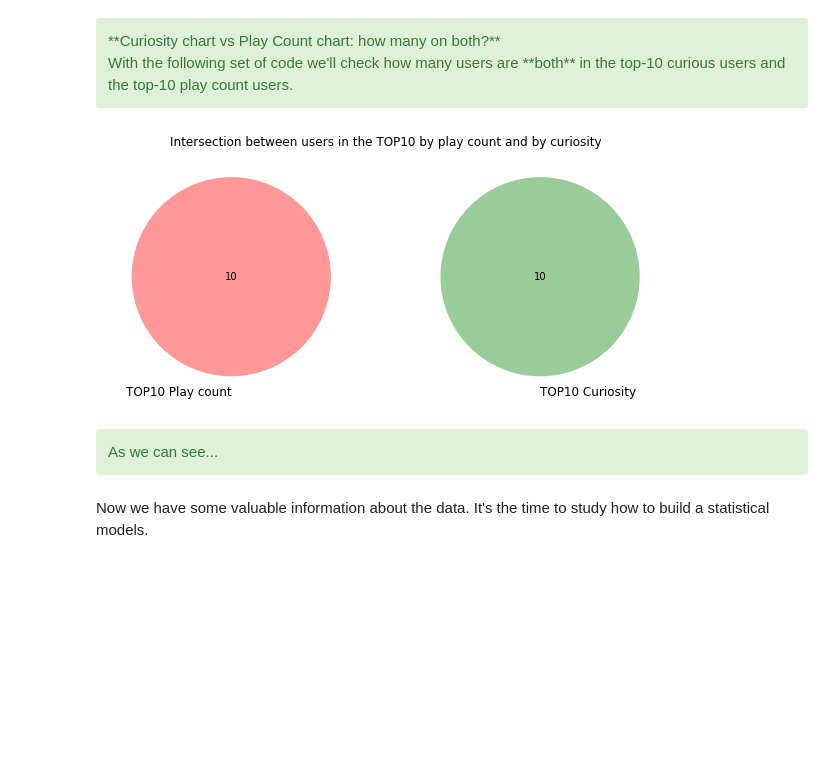
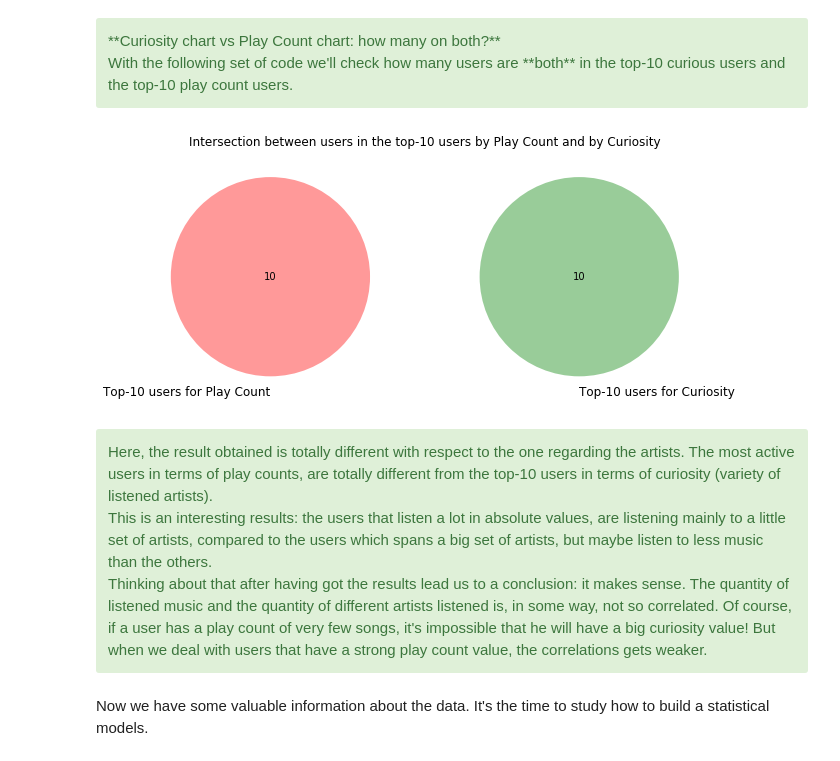
Before and after one commit to lomluca/aml, a Jupyter notebook: RecSys.ipynb, the cells around one changed output. Saved outputs shown, nothing was run; the diff lists cells and outputs as text; code cells hidden in the pictures; blank space fills up the shorter version.

Commit message:
Changed mispelled correction code. Added comments. Reorganized notebook.

```diff
--- a/RecSys.ipynb
+++ b/RecSys.ipynb
@@ -690,5 +688,17 @@ Using funtion `map` on Spark Dataframe will give us an RDD. We can convert this
 
 
 **NOTE 2**: be careful! you need to be able to verify that you indeed solved the problem of having bad artist IDs. In principle, for the new data to be correct, we should to have duplicate pairs (user, artist), potentially with different play counts, right? In answering the question, please **show** that you indeed fixed the problem.
+# %%
+# FUNCTION TO REPLACE THE MISPELLED ID WITH THE ORIGINAL ONE
+def replaceMispelledIDs(fields):
+    finalID = artistAlias.get(fields[1], fields[1])
+    return (fields[0], finalID, fields[2])
+
+# FUNCTION TO REPLACE THE MISPELLED ID WITH THE ORIGINAL ONE
+# (Slightly different from the previous one, because it
+#  return a (key,value) pair, ready to be reducedByKey)
+def replaceMispelledIDsToKV(fields):
+    finalID = bArtistAlias.value.get(fields[1], fields[1])
+    return ((fields[0], finalID), fields[2])
 # %%
 from time import time
@@ -809,25 +823,24 @@ from time import time
 # BROADCAST THE MISPELLING DICTIONARY
 bArtistAlias = sc.broadcast(artistAlias)
 
-# FUNCTION TO REPLACE THE MISPELLED ID WITH THE ORIGINAL ONE
-def replaceMispelledIDs(fields):
-    finalID = bArtistAlias.value.get(fields[1], fields[1])
-    return (fields[0], finalID, fields[2])
-
 # START TIME
 t0 = time()
 
-# DISTRIBUTED MAPPING FROM MISPELLED ID TO ORIGINAL ID
+# CLEANING
+# - first of all we do the classic cleaning phase, using map with 'replaceMispelledIDs'
+# - then use use anothe map FOR THE SECOND CLEANING PHASE, using the modified version...
+#   ...of the replace function, that returns already a (key,value) pair
+# - with the filter function we remove the Unknown artist
+# - the reduceByKey is done to compact the duplicates (user,artist) rows that are generated
 newUserArtistDF = sqlContext.createDataFrame(
-    userArtistDF.rdd.map(replaceMispelledIDs),
+    userArtistDF.rdd \
+        .map(replaceMispelledIDs)
+        .map(replaceMispelledIDsToKV) \
+        .reduceByKey(lambda c1, c2: c1 + c2) \
+        .map(lambda pair: (pair[0][0], pair[0][1], pair[1])),
     userArtistDataSchema
 )
 
-# SECOND CLEANING PHASE
-newUserArtistDF = sqlContext.createDataFrame(
-    newUserArtistDF.rdd.map(replaceMispelledIDs).filter(lambda triplet: triplet[1] != 1034635),
-    userArtistDataSchema
-)
 
 # END TIME
 t1 = time()
@@ -835,5 +848,6 @@ t1 = time()
 # PRINT RESULTS
 print('The script takes %f seconds' %(t1-t0))
 newUserArtistDF.cache()
-displayDF(newUserArtistDF.sample(True, 0.0000004).toPandas(), ["UserID", "ArtistID", "PlayCount"])
+# displayDF(newUserArtistDF.sample(True, 0.0000004).toPandas(), ["UserID", "ArtistID", "PlayCount"])
+# newUserArtistDF.show()
 # %% [output]
@@ -852,3 +859,6 @@ Although having some advantages, explicitly creating broadcast variables is only
 <div class="alert alert-success">
 Using broadcast variables our cleaning algorithm is so much **faster** than the previous implementation. The huge difference between the execution times is a clear sign that the communications over the network have a **non-indifferent cost**. When appropiate, the use of broadcast variables is very time-saving.
 </div>
+# %%
+# CLEAN AGAIN (EXPLAINED BELOW)
+newUserArtistDF = newUserArtistDF.where("artistID != 1034635")
@@ -1039,15 +1040,17 @@ With the following set of code we'll check how many users are **both** in the to
 # %%
 # VENN DIAGRAM
 plt.figure(figsize=(10,10))
-venn2([set(top10UsersPC), set(top10UsersCU)], set_labels=("TOP10 Play count","TOP10 Curiosity"))
-plt.title('Intersection between users in the TOP10 by play count and by curiosity')
+venn2([set(top10UsersPC), set(top10UsersCU)], set_labels=("Top-10 users for Play Count","Top-10 users for Curiosity"))
+plt.title('Intersection between users in the top-10 users by Play Count and by Curiosity')
 plt.show()
 # %% [output]
-[figure, old version]
+[figure, new version]
-# %% [markdown]
-<div class="alert alert-success">
-As we can see...
-</div>
+# %% [markdown]
+<div class="alert alert-success">
+Here, the result obtained is totally different with respect to the one regarding the artists. The most active users in terms of play counts, are totally different from the top-10 users in terms of curiosity (variety of listened artists).<br>
+This is an interesting results: the users that listen a lot in absolute values, are listening mainly to a little set of artists, compared to the users which spans a big set of artists, but maybe listen to less music than the others.<br>
+Thinking about that after having got the results lead us to a conclusion: it makes sense. The quantity of listened music and the quantity of different artists listened is, in some way, not so correlated. Of course, if a user has a play count of very few songs, it's impossible that he will have a big curiosity value! But when we deal with users that have a strong play count value, the correlations gets weaker.
+</div>
 # %% [markdown]
 Now we have some valuable information about the data. It's the time to study how to build a statistical models.
 # %% [markdown]
```
Also changed, not shown: parts of 41 cells of this notebook.
